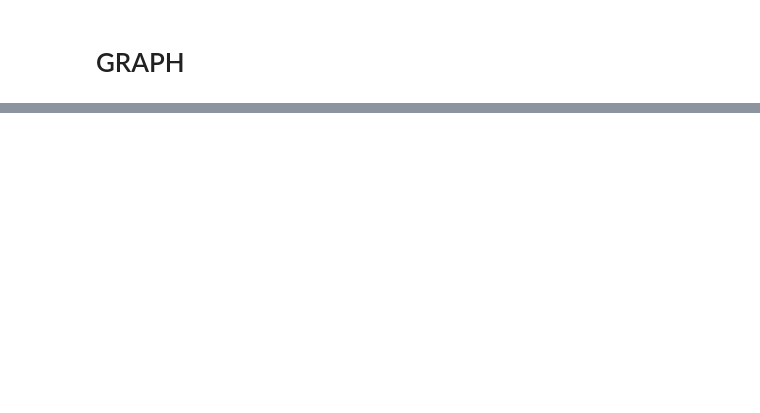
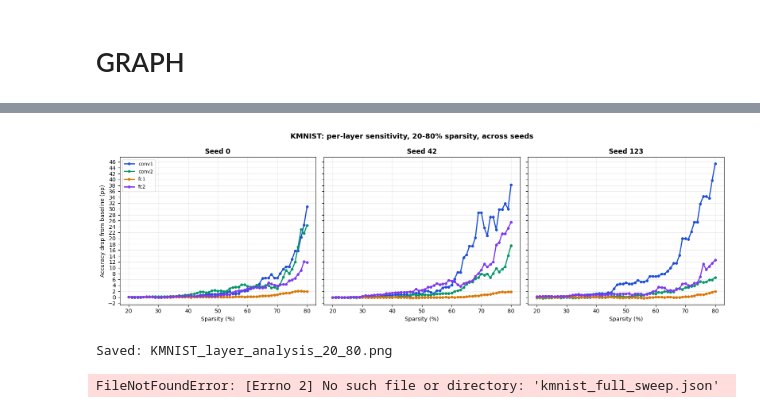
Before and after one commit to HafsaParker/tinyml-pruning-study, a Jupyter notebook: 08_KMNIST_multiseed.ipynb, the cells around one changed output, grey strips where cells are left out. Drawn from its saved outputs; the diff is of its cells as text; code cells hidden in the pictures; blank space fills up the shorter version.

```diff
--- a/08_KMNIST_multiseed.ipynb
+++ b/08_KMNIST_multiseed.ipynb
@@ -300,0 +367,56 @@ Saved: kmnist_uniform_accuracy_multiseed.png
+# %%
+import json
+import matplotlib.pyplot as plt
+
+with open('KMIST_gap_20_80.json', 'r') as f:
+    saved = json.load(f)
+
+per_layer = saved['per_layer_results']  # seed -> pct -> {layer: drop}, all keys are strings after JSON reload
+
+layer_colors = {'conv1': '#1D4ED8', 'conv2': '#059669', 'fc1': '#D97706', 'fc2': '#7C3AED'}
+
+fig, axes = plt.subplots(1, 3, figsize=(16, 5), sharey=True)
+
+for ax, seed in zip(axes, SEEDS):
+    seed_str = str(seed)
+    checkpoints = sorted(per_layer[seed_str].keys(), key=lambda x: int(x))
+    sparsities = [int(pct) for pct in checkpoints]
+
+    for layer_name, color in layer_colors.items():
+        drops = [per_layer[seed_str][pct][layer_name] for pct in checkpoints]
+        ax.plot(sparsities, drops, '-o', color=color, linewidth=2, markersize=4, label=layer_name)
+
+    ax.set_title(f'Seed {seed}', fontsize=12, fontweight='bold')
+    ax.set_xlabel('Sparsity (%)')
+    ax.grid(True, alpha=0.25)
+
+ax.yaxis.set_major_locator(MultipleLocator(2))
+axes[0].set_ylabel('Accuracy drop from baseline (pp)')
+axes[0].legend(loc='upper left', fontsize=9)
+fig.suptitle('KMNIST: per-layer sensitivity, 20-80% sparsity, across seeds', fontsize=13, fontweight='bold')
+plt.tight_layout()
+plt.savefig('KMNIST_layer_analysis_20_80.png', dpi=200, bbox_inches='tight')
+plt.show()
+print("Saved: KMNIST_layer_analysis_20_80.png")
+# %% [output]
+[figure, added]
+Saved: KMNIST_layer_analysis_20_80.png
+# %%
+import json
+
+with open('kmnist_full_sweep.json', 'r') as f:
+    saved = json.load(f)
+
+results = saved['results']                  # seed -> pct -> gap
+uniform_results = saved['uniform_results']   # seed -> pct -> accuracy
+
+for seed_str in results:
+    print(f"\n=== KMNIST, seed {seed_str} ===")
+    print(f"{'Sparsity':>10}{'Gap':>10}{'Accuracy':>12}")
+    checkpoints = sorted(results[seed_str].keys(), key=lambda x: int(x))
+    for pct in checkpoints:
+        gap = results[seed_str][pct]
+        acc = uniform_results[seed_str][pct]
+        print(f"{pct:>9}%{gap:>10.2f}{acc:>12.2f}")
+# %% [output]
+FileNotFoundError: [Errno 2] No such file or directory: 'kmnist_full_sweep.json'
```
Also changed, not shown: parts of 8 cells of this notebook, 23 other files.
